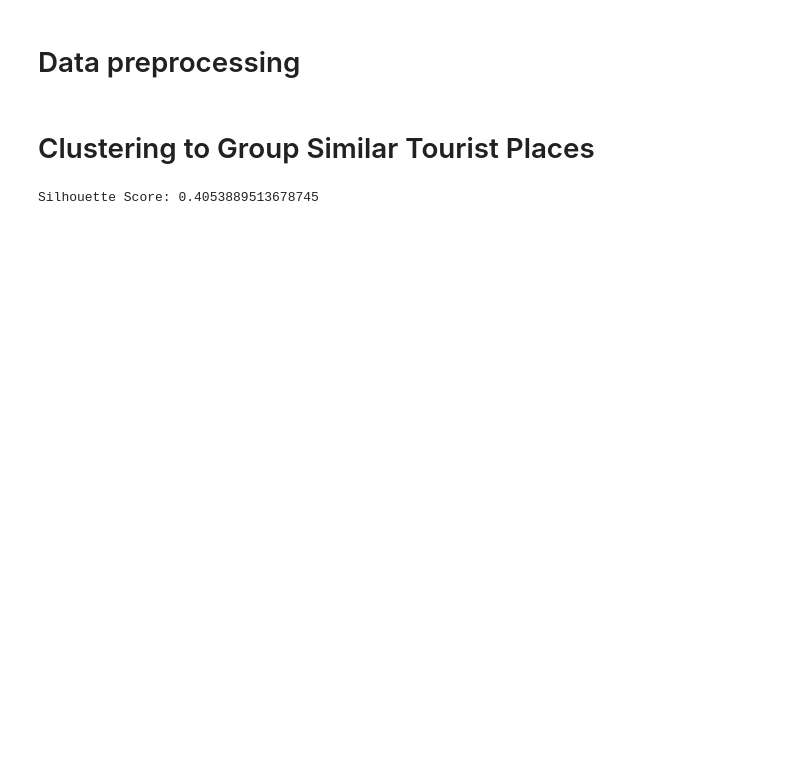
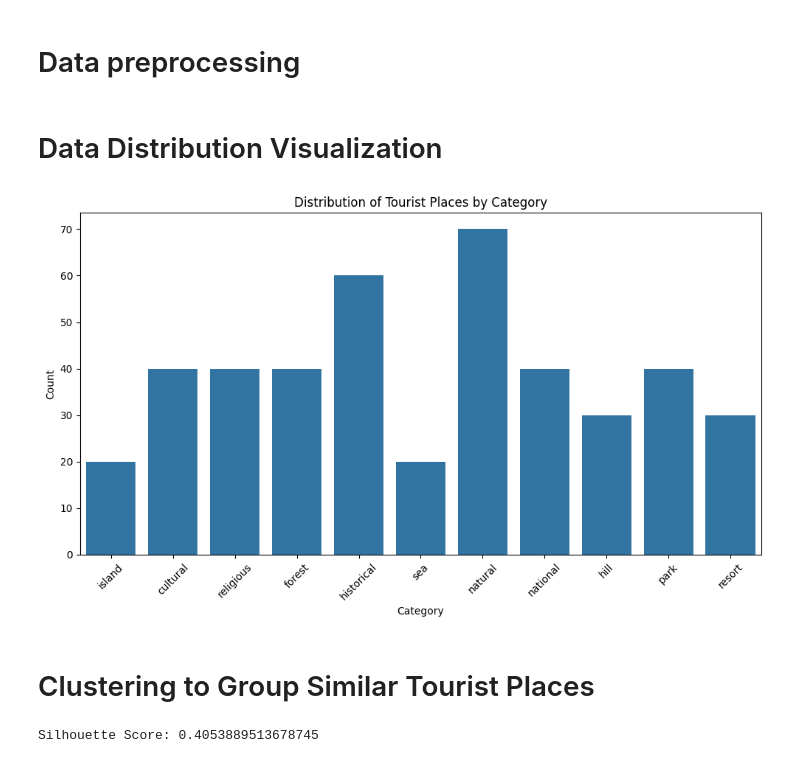
Before and after one commit to awsafur2324/tourist-recommendation-system, a Jupyter notebook: Dataset And Others/Tourist_Recommendation_System.ipynb, the cells around one changed output. Cells and saved outputs as stored; diff of their text form; code cells hidden in the pictures; blank space fills up the shorter version.

```diff
--- a/Dataset And Others/Tourist_Recommendation_System.ipynb
+++ b/Dataset And Others/Tourist_Recommendation_System.ipynb
@@ -56,6 +56,26 @@ for col in categorical_cols:
 # Scale duration
 scaler = StandardScaler()
 df['duration_days_scaled'] = scaler.fit_transform(df[['duration_days']])
+# %% [markdown]
+# Data Distribution Visualization
+# %%
+import seaborn as sns
+import matplotlib.pyplot as plt
+
+# Reverse map from LabelEncoder
+category_labels = label_encoders['category'].inverse_transform(df['category'])
+
+# Plot with mapped labels
+plt.figure(figsize=(10, 6))
+sns.countplot(x=category_labels)
+plt.title('Distribution of Tourist Places by Category')
+plt.xlabel('Category')
+plt.ylabel('Count')
+plt.xticks(rotation=45)
+plt.tight_layout()
+plt.show()
+# %% [output]
+[figure, added]
 # %% [markdown]
 # Clustering to Group Similar Tourist Places
 # %%
```
Also changed, not shown: parts of 11 cells of this notebook, 2 other files.
